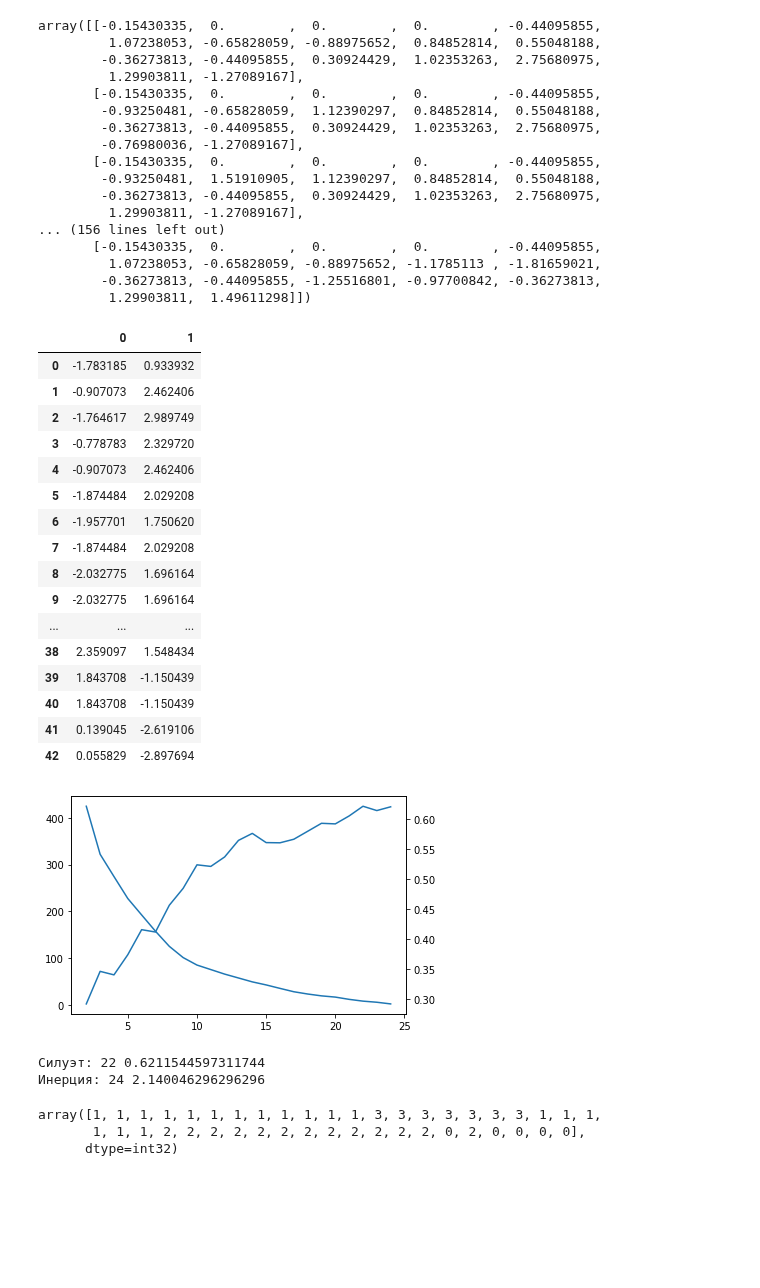
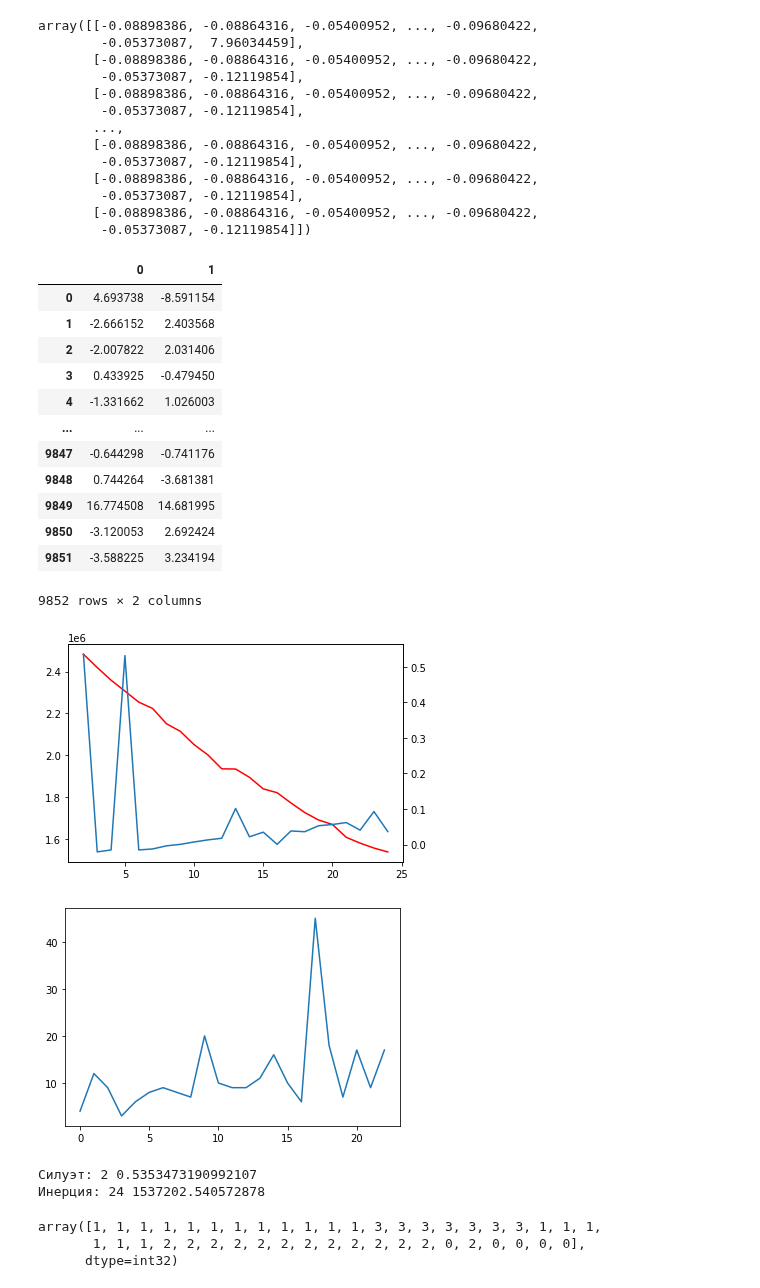
Before and after one commit to Maksimka9/clustering, a Jupyter notebook: test.ipynb, the cells around one changed output. Saved outputs shown, nothing was run; the diff lists cells and outputs as text; code cells hidden in the pictures; blank space fills up the shorter version.

```diff
--- a/test.ipynb
+++ b/test.ipynb
@@ -15,7 +15,7 @@ from sklearn import datasets
 # При этом полученный набор данных будет иметь 4 явно выраженных кластера.
 #test_x, test_y = datasets.make_blobs(n_samples = 5000, n_features = 2, centers = 4)
 
-filename = r"https://github.com/Maksimka9/klustering/blob/main/zoo2.csv?raw=true"
-df = pd.read_csv(filename, index_col=0)
+filename = r"https://github.com/Maksimka9/klustering/blob/main/prepared_data_sem_1.csv?raw=true"
+df = pd.read_csv(filename, index_col=False)
 df
 # %% [output]
@@ -45,23 +40,19 @@ from sklearn.preprocessing import StandardScaler
 standart_df = StandardScaler().fit_transform(df)
 standart_df
 # %% [output]
-array([[-0.15430335,  0.        ,  0.        ,  0.        , -0.44095855,
-         1.07238053, -0.65828059, -0.88975652,  0.84852814,  0.55048188,
-        -0.36273813, -0.44095855,  0.30924429,  1.02353263,  2.75680975,
-         1.29903811, -1.27089167],
-       [-0.15430335,  0.        ,  0.        ,  0.        , -0.44095855,
-        -0.93250481, -0.65828059,  1.12390297,  0.84852814,  0.55048188,
-        -0.36273813, -0.44095855,  0.30924429,  1.02353263,  2.75680975,
-        -0.76980036, -1.27089167],
-       [-0.15430335,  0.        ,  0.        ,  0.        , -0.44095855,
-        -0.93250481,  1.51910905,  1.12390297,  0.84852814,  0.55048188,
-        -0.36273813, -0.44095855,  0.30924429,  1.02353263,  2.75680975,
-         1.29903811, -1.27089167],
-... (156 lines left out)
-       [-0.15430335,  0.        ,  0.        ,  0.        , -0.44095855,
-         1.07238053, -0.65828059, -0.88975652, -1.1785113 , -1.81659021,
-        -0.36273813, -0.44095855, -1.25516801, -0.97700842, -0.36273813,
-         1.29903811,  1.49611298]])
+array([[-0.08898386, -0.08864316, -0.05400952, ..., -0.09680422,
+        -0.05373087,  7.96034459],
+       [-0.08898386, -0.08864316, -0.05400952, ..., -0.09680422,
+        -0.05373087, -0.12119854],
+       [-0.08898386, -0.08864316, -0.05400952, ..., -0.09680422,
+        -0.05373087, -0.12119854],
+       ...,
+       [-0.08898386, -0.08864316, -0.05400952, ..., -0.09680422,
+        -0.05373087, -0.12119854],
+       [-0.08898386, -0.08864316, -0.05400952, ..., -0.09680422,
+        -0.05373087, -0.12119854],
+       [-0.08898386, -0.08864316, -0.05400952, ..., -0.09680422,
+        -0.05373087, -0.12119854]])
 # %%
 # Применяем PCA к кластеризованным данным
 from sklearn.decomposition import PCA
@@ -71,22 +62,18 @@ reduced_df = pd.DataFrame(reduced_df) # Превращаем результат
 reduced_df
 # %% [output]
 |  | 0 | 1 |
-| 0 | -1.783185 | 0.933932 |
-| 1 | -0.907073 | 2.462406 |
-| 2 | -1.764617 | 2.989749 |
-| 3 | -0.778783 | 2.329720 |
-| 4 | -0.907073 | 2.462406 |
-| 5 | -1.874484 | 2.029208 |
-| 6 | -1.957701 | 1.750620 |
-| 7 | -1.874484 | 2.029208 |
-| 8 | -2.032775 | 1.696164 |
-| 9 | -2.032775 | 1.696164 |
+| 0 | 4.693738 | -8.591154 |
+| 1 | -2.666152 | 2.403568 |
+| 2 | -2.007822 | 2.031406 |
+| 3 | 0.433925 | -0.479450 |
+| 4 | -1.331662 | 1.026003 |
 | ... | ... | ... |
-| 38 | 2.359097 | 1.548434 |
-| 39 | 1.843708 | -1.150439 |
-| 40 | 1.843708 | -1.150439 |
-| 41 | 0.139045 | -2.619106 |
-| 42 | 0.055829 | -2.897694 |
+| 9847 | -0.644298 | -0.741176 |
+| 9848 | 0.744264 | -3.681381 |
+| 9849 | 16.774508 | 14.681995 |
+| 9850 | -3.120053 | 2.692424 |
+| 9851 | -3.588225 | 3.234194 |
+9852 rows × 2 columns
 # %%
 # Посчитаем коэффициент силуэта и инерцию - метрики кластеризации, чтобы понять насколько хорошо была проведена кластеризация.
 
@@ -94,42 +81,50 @@ from sklearn.metrics import silhouette_score
 
 inertia_dict = {} # Создаём словарь для значений инерции и коэффициента силуэта по каждому кластеру
 silhouette_dict = {}
+iteration_list = []
 
 for k in range(2, 25):
-  k_means = sklearn.cluster.KMeans(n_clusters=k, n_init=9) # Создаём экземпляр класса, где указываем количество кластеров и количество прогонов для одного значения (n_init)
+  k_means = sklearn.cluster.KMeans(n_clusters=k, n_init=100, random_state=15) # Создаём экземпляр класса, где указываем количество кластеров и количество прогонов для одного значения (n_init)
   y = k_means.fit_predict(standart_df) # Вычисляем к какому элементу отнести каждый кластер
   transfer_list_inertia = {k: k_means.inertia_} # Записываем данные во вспомогательный словарь в формате {Кол-во кластеров: инерция}
   transfer_list_silhouette = {k: silhouette_score(standart_df, y)} # Записываем данные во вспомогательный словарь в формате {Кол-во кластеров: к-т силуэта}
   inertia_dict.update(transfer_list_inertia) # Переносим данные в главные словари
   silhouette_dict.update(transfer_list_silhouette)
+  iteration_list.append(k_means.n_iter_)
   del(transfer_list_inertia) # Удаляем вспомогательные словари
   del(transfer_list_silhouette)
 
 
 inertia_df = pd.DataFrame.from_dict(inertia_dict, orient='index') # Создаём pandas dataframe из словарей
 silhouette_df = pd.DataFrame.from_dict(silhouette_dict, orient='index')
 
 
 figure = matplotlib.figure.Figure() # Создаём экземпляр класса Figure
 axis_1 = figure.add_subplot() # Создаём вспомогательную ось графика
-axis_1.plot(inertia_df) # Указываем интервал для оси
+axis_1.plot(inertia_df, c='r') # Указываем интервал для оси
 axis_2 = axis_1.twinx() # Добавляем вторую ось
 axis_2.plot(silhouette_df) # Указываем интервал
 display(figure) # Выводим на экран
+
+additional_figure = matplotlib.figure.Figure()
+axis_3 = additional_figure.add_subplot()
+axis_3.plot(iteration_list)
+display(additional_figure)
 
 # Выведем значение силуэта (оно минимизируется при использовании алгоритма k-средних)
 
 print('Силуэт:', max(silhouette_dict, key=silhouette_dict.get), max(silhouette_dict.values()))
 
 # Выведем значение инерции (оно минимизируется при использовании алгоритма k-средних)
 
 print('Инерция:',min(inertia_dict, key=inertia_dict.get), min(inertia_dict.values()))
 
 # silhouette_score(x,cluster.labels_)
 # %% [output]
-[figure, old version]
+[figure, new version]
+[figure, added]
-Силуэт: 22 0.6211544597311744
-Инерция: 24 2.140046296296296
+Силуэт: 2 0.5353473190992107
+Инерция: 24 1537202.540572878
 # %%
 # делаем кластеризацию вручную на определенном кол-ве кластеров
 
```
Also changed, not shown: parts of 1 cell of this notebook.
